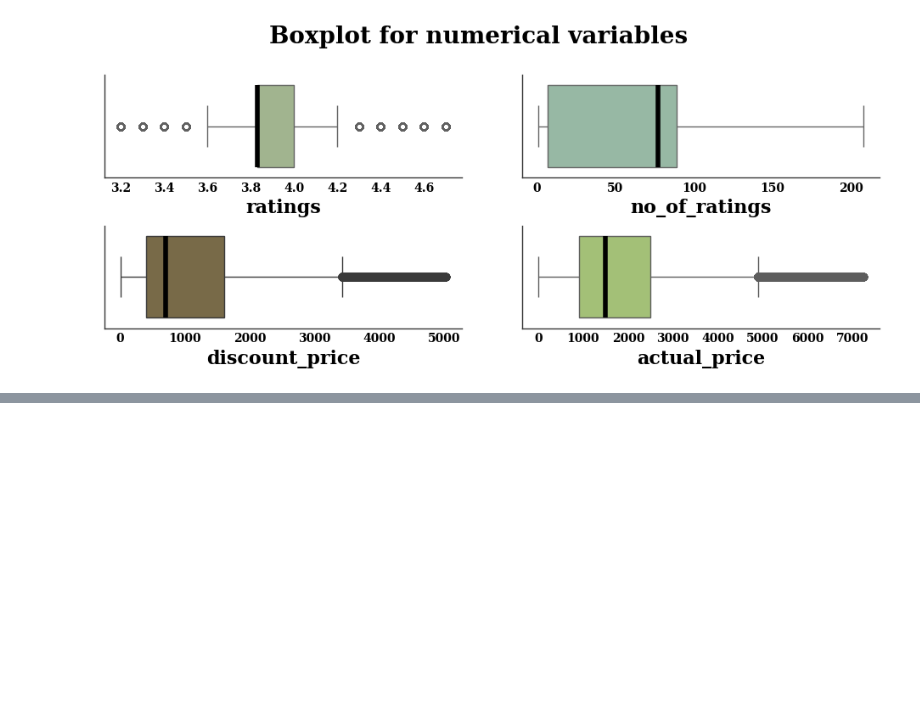
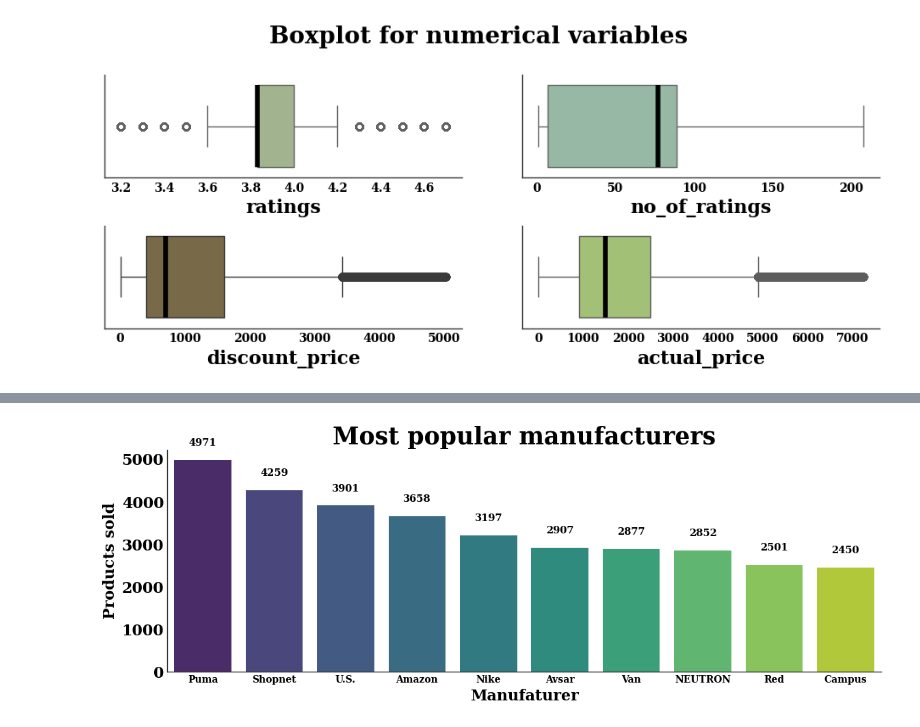
Before and after one commit to pablocarmona1527/Data_analyst, a Jupyter notebook: amazon_products_visualization.ipynb, the cells around one changed output, grey strips where cells are left out. Saved outputs shown, nothing was run; the diff lists cells and outputs as text; code cells hidden in the pictures; blank space fills up the shorter version.

```diff
--- a/amazon_products_visualization.ipynb
+++ b/amazon_products_visualization.ipynb
@@ -139,0 +138,32 @@ ax.spines[['top','right']].set_visible(False)
+# %%
+##Marcas más populares
+
+top_brands = df['manufacturer'].value_counts().head(13).reset_index()
+
+
+##Corregir la ambiguedad de la marca "The"
+
+the_brands = df.loc[df['manufacturer'].isin(['The',])]
+the_brands_united = pd.Series(the_brands['name'].str.split(' ',expand=True)[0] + ' ' + the_brands['name'].str.split(' ',expand=True)[1])
+the_brands_united.value_counts(ascending=False)
+
+##La manufacturadora que más vende con el nombre "The" es "The Souled" con un total de 628 apariciones. Comparado con los más de 2800 apariciones de
+##Las demás manufacturadoras en el top, esta no representa mucho. Por ende, será descartada.
+
+
+##Top brands corregido, sin The,'Men's ni PC
+top_brands = top_brands.loc[~top_brands['manufacturer'].isin(['The',"Men's",'PC'])]
+
+fig, ax = plt.subplots(figsize=(12,4))
+
+sns.barplot(data=top_brands,x='manufacturer',y='count',ax=ax,hue='manufacturer',palette='viridis')
+
+ax.spines[['top','right']].set_visible(False)
+ax.set_xlabel('Manufaturer')
+ax.set_ylabel('Products sold')
+ax.set_title('Most popular manufacturers')
+
+for x,y in enumerate(top_brands['count']):
+    ax.text(x , y+300,str(y),va='bottom',ha='center')
+# %% [output]
+[figure, added]
```
Also changed, not shown: parts of 13 cells of this notebook.
